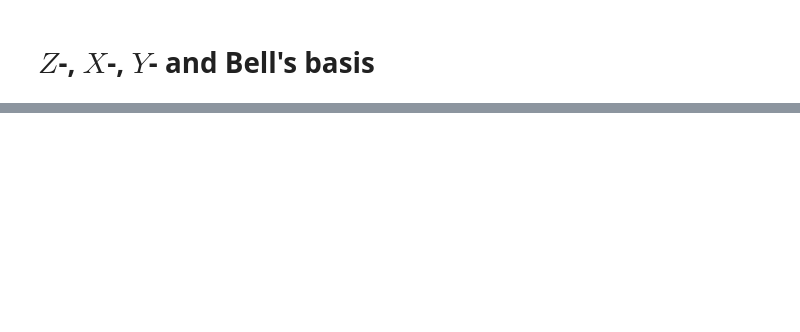
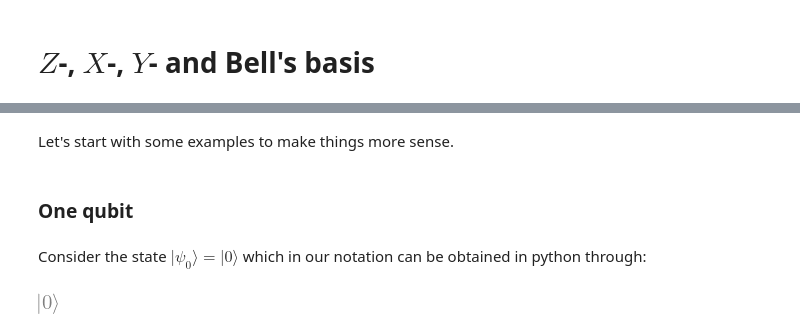
Before and after one commit to StarkeDg/Dirac-notation--analytics-in-python, a Jupyter notebook: 02-basis_main.ipynb, the cells around one changed output, grey strips where cells are left out. Drawn from its saved outputs; the diff is of its cells as text; code cells hidden in the pictures; blank space fills up the shorter version.

```diff
--- a/02-basis_main.ipynb
+++ b/02-basis_main.ipynb
@@ -122,0 +33,11 @@ def BBasis(matrix, *pos):
+# %% [markdown]
+Let's start with some examples to make things more sense.
+# %% [markdown]
+### One qubit
+# %% [markdown]
+Consider the state $\vert\psi_0\rangle = \vert 0 \rangle$ which in our notation can be obtained in python through:
+# %%
+ψ_0 = pbk('0')
+mbk(ψ_0)
+# %% [output]
+[figure, added]
```
Also changed, not shown: parts of 67 cells of this notebook, 4 other files.
